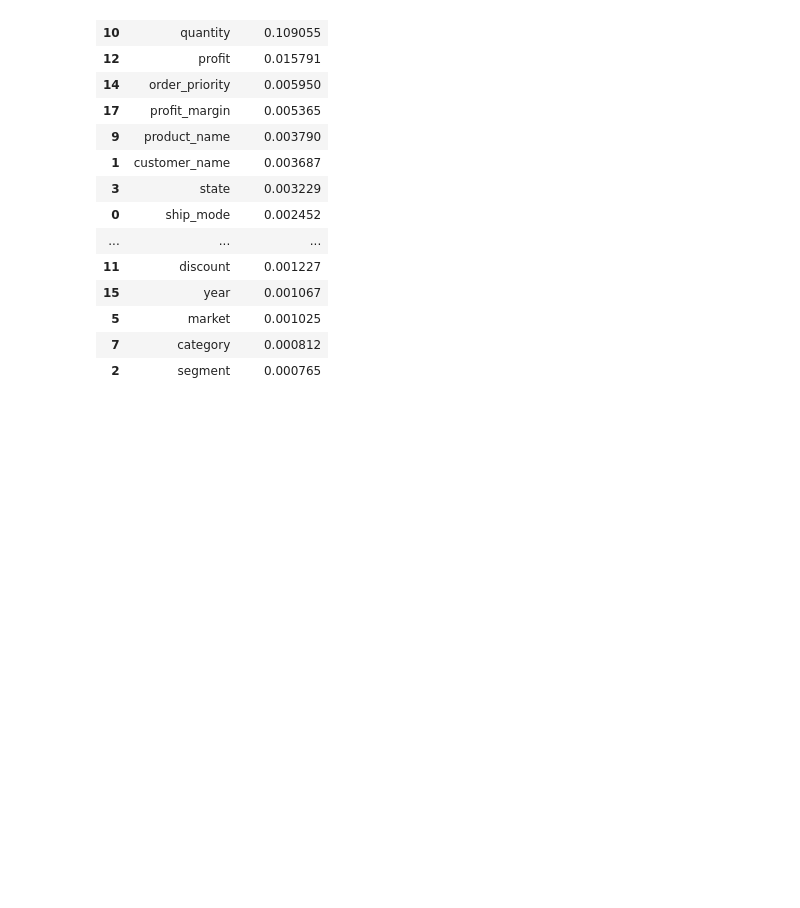
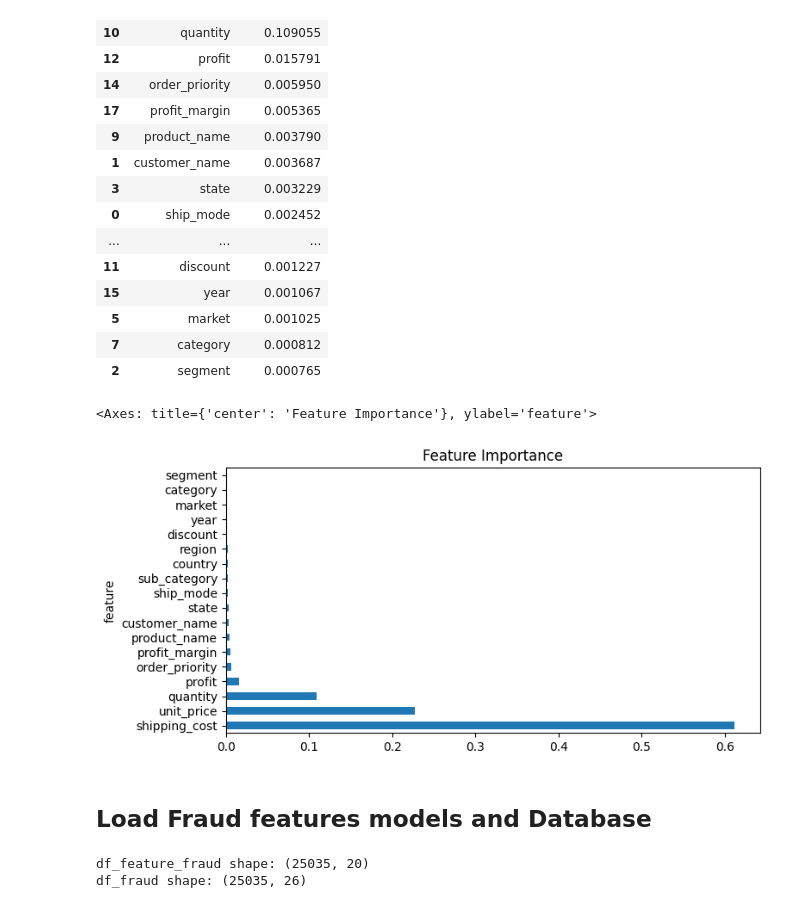
Before and after one commit to Mipjeiger/Supermarket-Sales, a Jupyter notebook: Production/EDA/05_model_debugs.ipynb, the cells around one changed output. Cells and saved outputs as stored; diff of their text form; code cells hidden in the pictures; blank space fills up the shorter version.

```diff
--- a/Production/EDA/05_model_debugs.ipynb
+++ b/Production/EDA/05_model_debugs.ipynb
@@ -66,9 +68,9 @@ df_model
 # %% [markdown]
 ## Split data into X and y
 # %%
-X = df_model.drop(columns=["sales"], errors="ignore")
-y = df_model["sales"]
-X
+X_sales = df_model_sales.drop(columns=["sales"], errors="ignore")
+y_sales = df_model_sales["sales"]
+X_sales
 # %% [output]
 |  | ship_mode | customer_name | segment | state | country | market | region | category | sub_category | ... |
 | 0 | 3 | 751 | 0 | 255 | 2 | 1 | 0 | 1 | 14 | ... |
@@ -88,17 +90,28 @@ X
 # %%
 # Load pickle files in MODELS_DIR
-def load_models(models_dir: Path):
+def load_sales_models(model_files):
     models = {}
 
-    for pkl_path in models_dir.glob("*.pkl"):
-        if "fraud_ml_models" in pkl_path.parts:
-            continue  # Skip the "fraud_ml_models" directory
+    for model_path in model_files:
+        if not model_path.exists():
+            print(f"Missing model file: {model_path}")
+            continue
 
-        model_name = pkl_path.stem.replace("model_", "")
-        models[model_name] = joblib.load(pkl_path)
+        loaded_obj = joblib.load(model_path)
+
+        if "scaler" in model_path.stem.lower():
+            continue  # Skip scaler files
+
+        # Keep only real estimatores
+        if not hasattr(loaded_obj, "predict"):
+            print(f"Skipped non-predict object: {model_path.name} -> {type(loaded_obj).__name__}")
+            continue
+
+        model_name = model_path.stem.replace("model_", "")
+        models[model_name] = loaded_obj
 
     return models
 
-sales_models = load_models(MODELS_DIR)
-print(f"Load models: {sales_models.keys()}")
+sales_models = load_sales_models(SALES_MODEL_FILES)
+print(sales_models.keys())
 # %% [output]
@@ -142,4 +169,0 @@ def compare_model_with_X(model, X):
-# %%
-for model_name, model in sales_models.items():
-    compare_model_with_X(model, X)
-    print("-" * 50)
@@ -167,8 +178,8 @@ def show_feature_importance(model, feature_names):
 
     return None
 
-fi = show_feature_importance(sales_models["XGBRegressor"], X.columns)
-fi
+feature_importance_sales = show_feature_importance(sales_models["RandomForestRegressor"], X_sales.columns)
+feature_importance_sales
 # %% [output]
 |  | feature | importance |
 | 13 | shipping_cost | 0.612058 |
@@ -187,3 +198,20 @@ fi
 | 5 | market | 0.001025 |
 | 7 | category | 0.000812 |
 | 2 | segment | 0.000765 |
+# %%
+feature_importance_sales.plot(kind="barh", x="feature", y="importance", legend=False, figsize=(8, 4), title="Feature Importance")
+# %% [output]
+<Axes: title={'center': 'Feature Importance'}, ylabel='feature'>
+[figure, added]
+# %% [markdown]
+## Load Fraud features models and Database
+# %%
+FRAUD_FEATURES = Path.cwd().parent / "app" / "data" / "cleaned" / "X_features_fraud.parquet"
+FRAUD_DB = Path.cwd().parent / "app" / "data" / "cleaned" / "fraud_sql_supermarket.parquet"
+df_feature_fraud = pd.read_parquet(FRAUD_FEATURES)
+df_fraud = pd.read_parquet(FRAUD_DB)
+print(f"df_feature_fraud shape: {df_feature_fraud.shape}")
+print(f"df_fraud shape: {df_fraud.shape}")
+# %% [output]
+df_feature_fraud shape: (25035, 20)
+df_fraud shape: (25035, 26)
```
Also changed, not shown: parts of 21 cells of this notebook, 4 other files.
